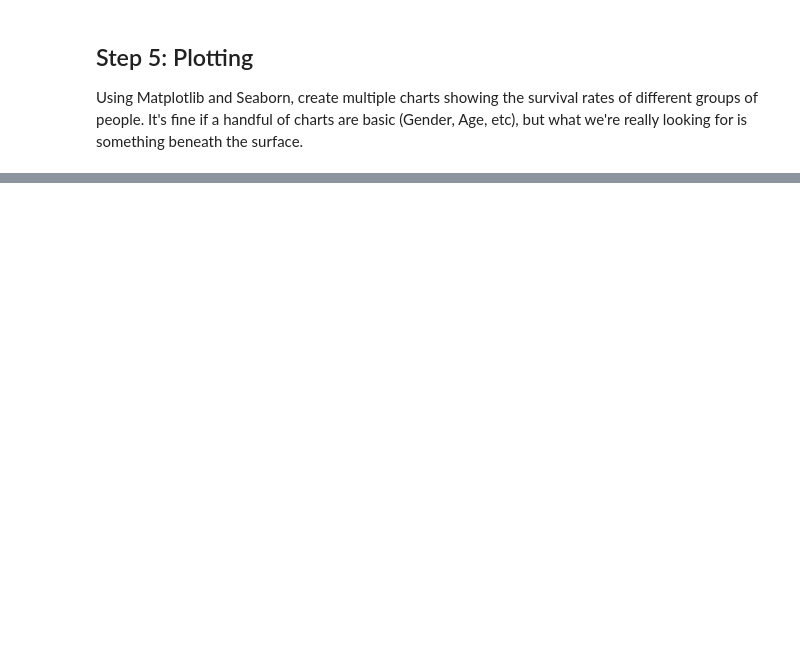
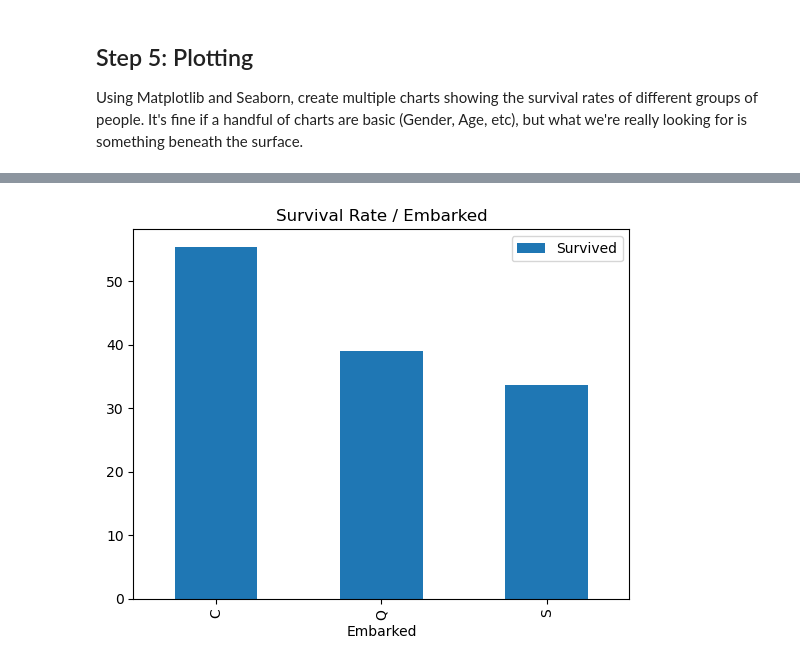
Before and after one commit to utthawit/titanic_lab, a Jupyter notebook: titanic.ipynb, the cells around one changed output, grey strips where cells are left out. Saved outputs shown, nothing was run; the diff lists cells and outputs as text; code cells hidden in the pictures; blank space fills up the shorter version.

```diff
--- a/titanic.ipynb
+++ b/titanic.ipynb
@@ -287,0 +405,5 @@ df.dtypes
+# %%
+df.groupby('Embarked')[['Survived']].mean().mul(100).round(2).plot(kind='bar')
+plt.title('Survival Rate / Embarked');
+# %% [output]
+[figure, added]
```
Also changed, not shown: parts of 37 cells of this notebook.
